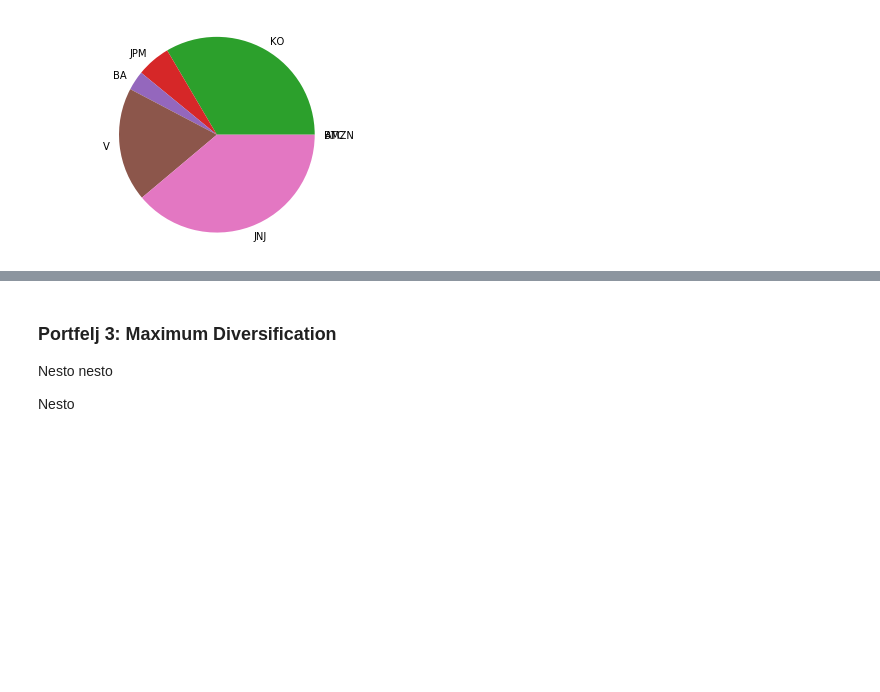
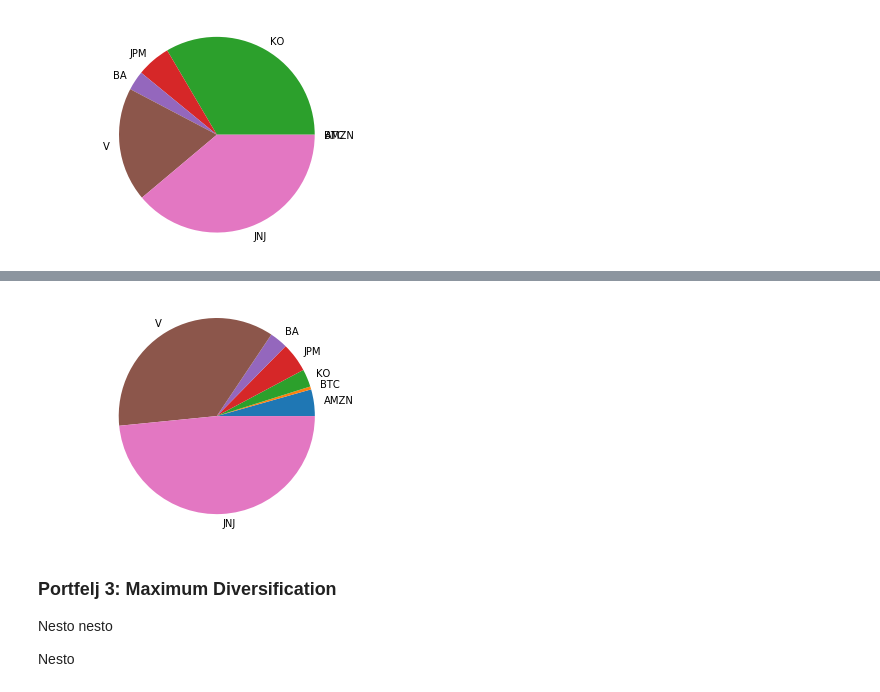
Before and after one commit to tibaris/Matematicki-softver, a Jupyter notebook: Zadaca 1.ipynb, the cells around one changed output, grey strips where cells are left out. Drawn from its saved outputs; the diff is of its cells as text; code cells hidden in the pictures; blank space fills up the shorter version.

```diff
--- a/Zadaca 1.ipynb
+++ b/Zadaca 1.ipynb
@@ -113,3 +128,12 @@ plt.show()
+# %%
+w2a=[0.04389583205104121,0.004892434420153946,0.02916442624473877,
+     0.04822715822571799,0.02995536337418053,0.35965808598642374,0.48420669969774377]
+fig2a, ax2a = plt.subplots()
+ax2a.pie(w2a, labels=labels)
+ax2a.axis('equal')
+plt.show()
+# %% [output]
+[figure, added]
 # %% [markdown]
 ### Portfelj 3: Maximum Diversification
 Nesto nesto
```
Also changed, not shown: parts of 3 cells of this notebook.
